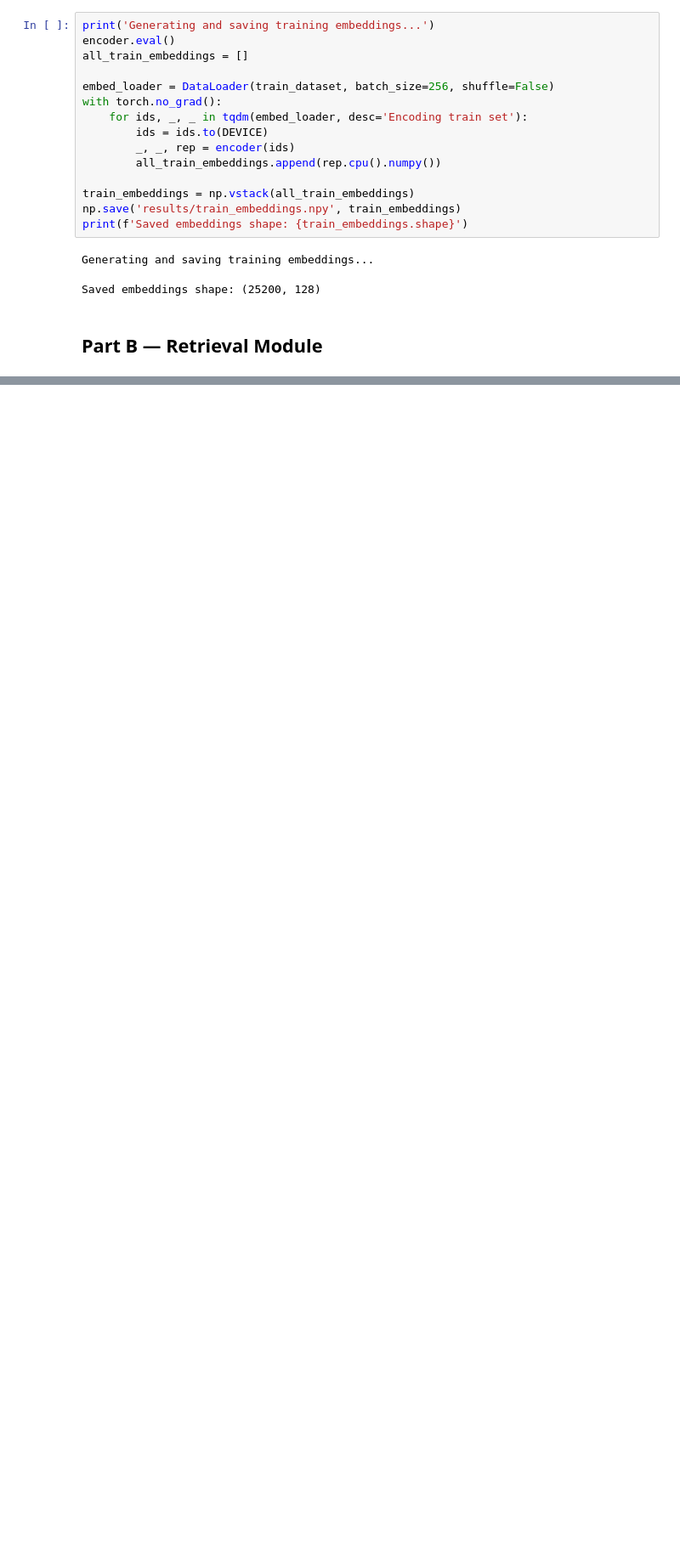
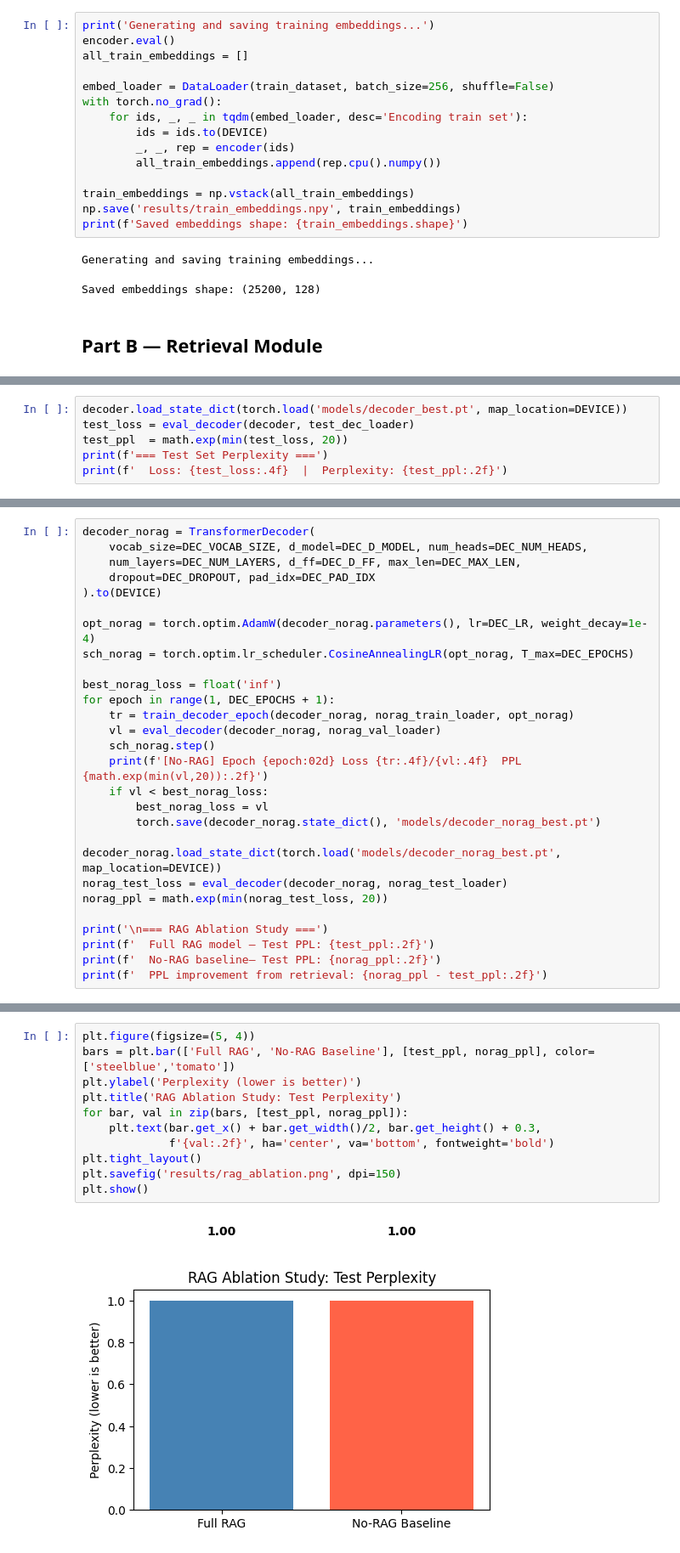
Before and after one commit to Saif1Shahzad/AI-Review-Analysis-with-Custom-Transformers-and-RAG, a Jupyter notebook: i232634-NLP-Assignment3.ipynb, the cells around one changed output, grey strips where cells are left out. Shown at 85% size. Cells and saved outputs as stored; diff of their text form; blank space fills up the shorter version.

```diff
--- a/i232634-NLP-Assignment3.ipynb
+++ b/i232634-NLP-Assignment3.ipynb
@@ -612,0 +946,6 @@ for k, mr in zip(k_values, match_rates):
+# %%
+decoder.load_state_dict(torch.load('models/decoder_best.pt', map_location=DEVICE))
+test_loss = eval_decoder(decoder, test_dec_loader)
+test_ppl  = math.exp(min(test_loss, 20))
+print(f'=== Test Set Perplexity ===')
+print(f'  Loss: {test_loss:.4f}  |  Perplexity: {test_ppl:.2f}')
@@ -612,0 +1032,28 @@ for k, mr in zip(k_values, match_rates):
+# %%
+decoder_norag = TransformerDecoder(
+    vocab_size=DEC_VOCAB_SIZE, d_model=DEC_D_MODEL, num_heads=DEC_NUM_HEADS,
+    num_layers=DEC_NUM_LAYERS, d_ff=DEC_D_FF, max_len=DEC_MAX_LEN,
+    dropout=DEC_DROPOUT, pad_idx=DEC_PAD_IDX
+).to(DEVICE)
+
+opt_norag = torch.optim.AdamW(decoder_norag.parameters(), lr=DEC_LR, weight_decay=1e-4)
+sch_norag = torch.optim.lr_scheduler.CosineAnnealingLR(opt_norag, T_max=DEC_EPOCHS)
+
+best_norag_loss = float('inf')
+for epoch in range(1, DEC_EPOCHS + 1):
+    tr = train_decoder_epoch(decoder_norag, norag_train_loader, opt_norag)
+    vl = eval_decoder(decoder_norag, norag_val_loader)
+    sch_norag.step()
+    print(f'[No-RAG] Epoch {epoch:02d} Loss {tr:.4f}/{vl:.4f}  PPL {math.exp(min(vl,20)):.2f}')
+    if vl < best_norag_loss:
+        best_norag_loss = vl
+        torch.save(decoder_norag.state_dict(), 'models/decoder_norag_best.pt')
+
+decoder_norag.load_state_dict(torch.load('models/decoder_norag_best.pt', map_location=DEVICE))
+norag_test_loss = eval_decoder(decoder_norag, norag_test_loader)
+norag_ppl = math.exp(min(norag_test_loss, 20))
+
+print('\n=== RAG Ablation Study ===')
+print(f'  Full RAG model — Test PPL: {test_ppl:.2f}')
+print(f'  No-RAG baseline— Test PPL: {norag_ppl:.2f}')
+print(f'  PPL improvement from retrieval: {norag_ppl - test_ppl:.2f}')
@@ -612,0 +1078,13 @@ for k, mr in zip(k_values, match_rates):
+# %%
+plt.figure(figsize=(5, 4))
+bars = plt.bar(['Full RAG', 'No-RAG Baseline'], [test_ppl, norag_ppl], color=['steelblue','tomato'])
+plt.ylabel('Perplexity (lower is better)')
+plt.title('RAG Ablation Study: Test Perplexity')
+for bar, val in zip(bars, [test_ppl, norag_ppl]):
+    plt.text(bar.get_x() + bar.get_width()/2, bar.get_height() + 0.3,
+             f'{val:.2f}', ha='center', va='bottom', fontweight='bold')
+plt.tight_layout()
+plt.savefig('results/rag_ablation.png', dpi=150)
+plt.show()
+# %% [output]
+[figure, added]
```
Also changed, not shown: parts of 18 cells of this notebook, 5 other files.
